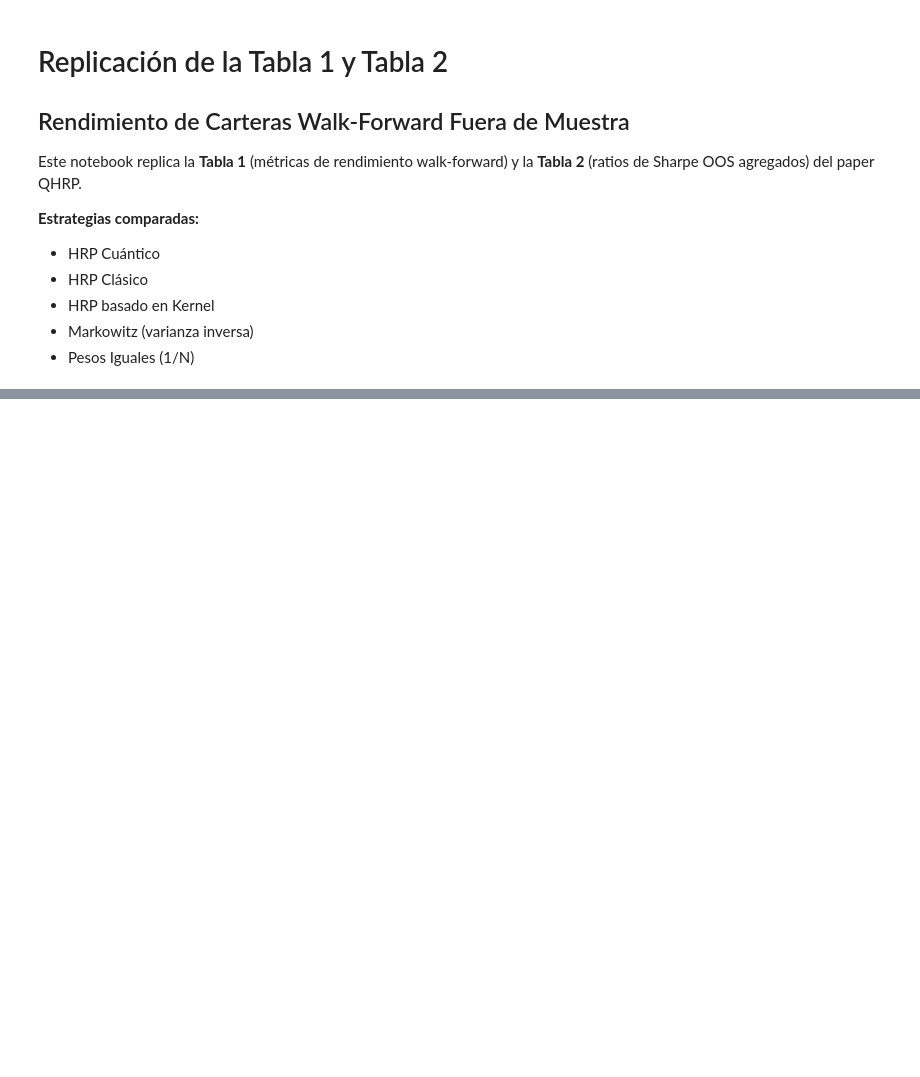
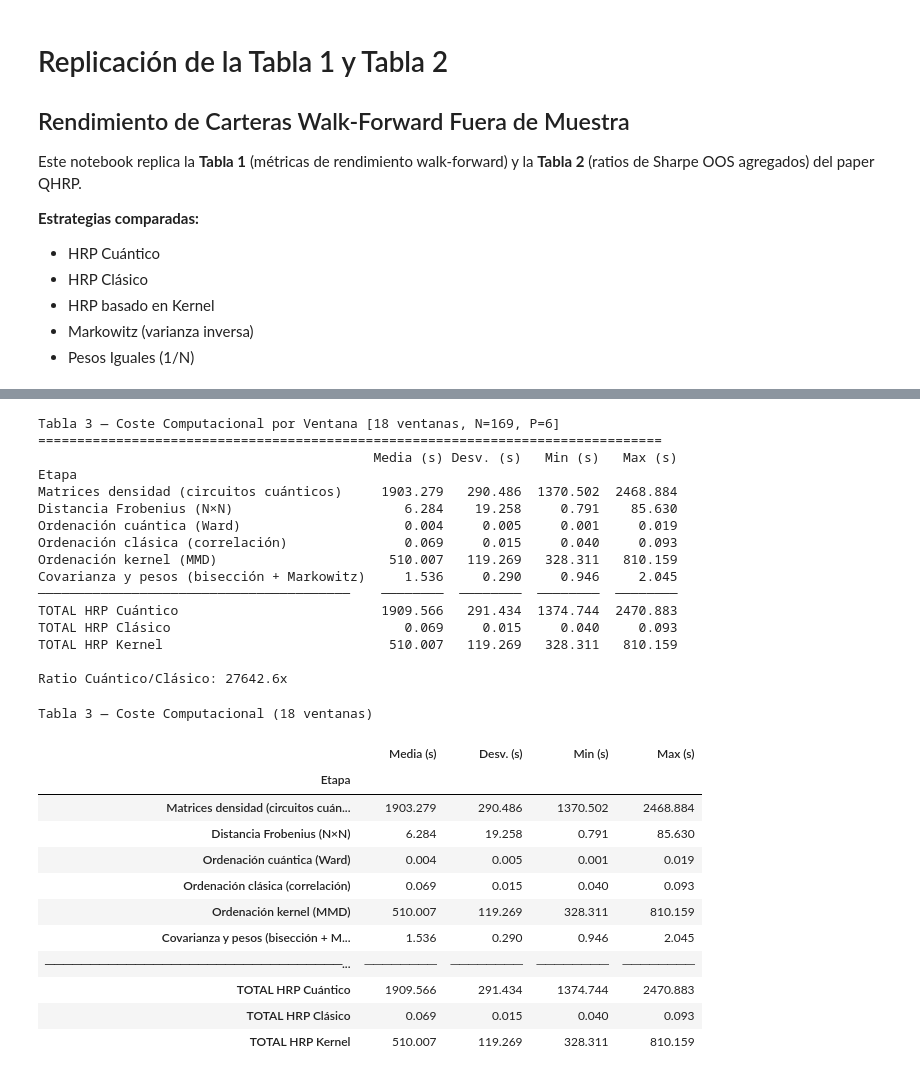
Before and after one commit to ikergs03/tfg-pricing-european-call-qae, a Jupyter notebook: src/results/result.ipynb, the cells around one changed output, grey strips where cells are left out. Cells and saved outputs as stored; diff of their text form; code cells hidden in the pictures; blank space fills up the shorter version.

```diff
--- a/src/results/result.ipynb
+++ b/src/results/result.ipynb
@@ -477,0 +509,74 @@ plt.show()
+# %%
+# ══════════════════════════════════════════════════════════════════════════
+# TABLA 3 — Coste Computacional por Método (tiempos medios por ventana)
+# ══════════════════════════════════════════════════════════════════════════
+timing_labels = {
+    "quantum_density":   "Matrices densidad (circuitos cuánticos)",
+    "quantum_distance":  "Distancia Frobenius (N×N)",
+    "quantum_ordering":  "Ordenación cuántica (Ward)",
+    "classical_ordering":"Ordenación clásica (correlación)",
+    "kernel_ordering":   "Ordenación kernel (MMD)",
+    "covariance_weights":"Covarianza y pesos (bisección + Markowitz)",
+}
+
+table3_rows = []
+for key in TIMING_KEYS:
+    arr = np.array(timings[key])
+    table3_rows.append({
+        "Etapa": timing_labels[key],
+        "Media (s)": f"{np.mean(arr):.3f}",
+        "Desv. (s)": f"{np.std(arr):.3f}",
+        "Min (s)":   f"{np.min(arr):.3f}",
+        "Max (s)":   f"{np.max(arr):.3f}",
+    })
+
+# Totales por método completo
+t_quantum_total = np.array(timings["quantum_density"]) + np.array(timings["quantum_distance"]) + np.array(timings["quantum_ordering"])
+t_classical_total = np.array(timings["classical_ordering"])
+t_kernel_total = np.array(timings["kernel_ordering"])
+
+table3_rows.append({"Etapa": "─" * 40, "Media (s)": "─" * 8, "Desv. (s)": "─" * 8, "Min (s)": "─" * 8, "Max (s)": "─" * 8})
+table3_rows.append({"Etapa": "TOTAL HRP Cuántico", "Media (s)": f"{np.mean(t_quantum_total):.3f}", "Desv. (s)": f"{np.std(t_quantum_total):.3f}", "Min (s)": f"{np.min(t_quantum_total):.3f}", "Max (s)": f"{np.max(t_quantum_total):.3f}"})
+table3_rows.append({"Etapa": "TOTAL HRP Clásico",  "Media (s)": f"{np.mean(t_classical_total):.3f}", "Desv. (s)": f"{np.std(t_classical_total):.3f}", "Min (s)": f"{np.min(t_classical_total):.3f}", "Max (s)": f"{np.max(t_classical_total):.3f}"})
+table3_rows.append({"Etapa": "TOTAL HRP Kernel",   "Media (s)": f"{np.mean(t_kernel_total):.3f}", "Desv. (s)": f"{np.std(t_kernel_total):.3f}", "Min (s)": f"{np.min(t_kernel_total):.3f}", "Max (s)": f"{np.max(t_kernel_total):.3f}"})
+
+# Ratio cuántico/clásico
+ratio_qc = np.mean(t_quantum_total) / np.mean(t_classical_total) if np.mean(t_classical_total) > 0 else float('inf')
+
+table3 = pd.DataFrame(table3_rows).set_index("Etapa")
+print(f"Tabla 3 — Coste Computacional por Ventana [{len(timings['quantum_density'])} ventanas, N={N}, P=6]")
+print("=" * 80)
+print(table3.to_string())
+print(f"\nRatio Cuántico/Clásico: {ratio_qc:.1f}x")
+print()
+display(table3.style.set_caption(f"Tabla 3 — Coste Computacional ({len(timings['quantum_density'])} ventanas)"))
+# %% [output]
+Tabla 3 — Coste Computacional por Ventana [18 ventanas, N=169, P=6]
+================================================================================
+                                           Media (s) Desv. (s)   Min (s)   Max (s)
+Etapa
+Matrices densidad (circuitos cuánticos)     1903.279   290.486  1370.502  2468.884
+Distancia Frobenius (N×N)                      6.284    19.258     0.791    85.630
+Ordenación cuántica (Ward)                     0.004     0.005     0.001     0.019
+Ordenación clásica (correlación)               0.069     0.015     0.040     0.093
+Ordenación kernel (MMD)                      510.007   119.269   328.311   810.159
+Covarianza y pesos (bisección + Markowitz)     1.536     0.290     0.946     2.045
+────────────────────────────────────────    ────────  ────────  ────────  ────────
+TOTAL HRP Cuántico                          1909.566   291.434  1374.744  2470.883
+TOTAL HRP Clásico                              0.069     0.015     0.040     0.093
+TOTAL HRP Kernel                             510.007   119.269   328.311   810.159
+
+Ratio Cuántico/Clásico: 27642.6x
+Tabla 3 — Coste Computacional (18 ventanas)
+|  | Media (s) | Desv. (s) | Min (s) | Max (s) |
+| Etapa |  |  |  |  |
+| Matrices densidad (circuitos cuán... | 1903.279 | 290.486 | 1370.502 | 2468.884 |
+| Distancia Frobenius (N×N) | 6.284 | 19.258 | 0.791 | 85.630 |
+| Ordenación cuántica (Ward) | 0.004 | 0.005 | 0.001 | 0.019 |
+| Ordenación clásica (correlación) | 0.069 | 0.015 | 0.040 | 0.093 |
+| Ordenación kernel (MMD) | 510.007 | 119.269 | 328.311 | 810.159 |
+| Covarianza y pesos (bisección + M... | 1.536 | 0.290 | 0.946 | 2.045 |
+| ─────────────────────────────────... | ──────── | ──────── | ──────── | ──────── |
+| TOTAL HRP Cuántico | 1909.566 | 291.434 | 1374.744 | 2470.883 |
+| TOTAL HRP Clásico | 0.069 | 0.015 | 0.040 | 0.093 |
+| TOTAL HRP Kernel | 510.007 | 119.269 | 328.311 | 810.159 |
```
Also changed, not shown: parts of 13 cells of this notebook, 5 other files.
